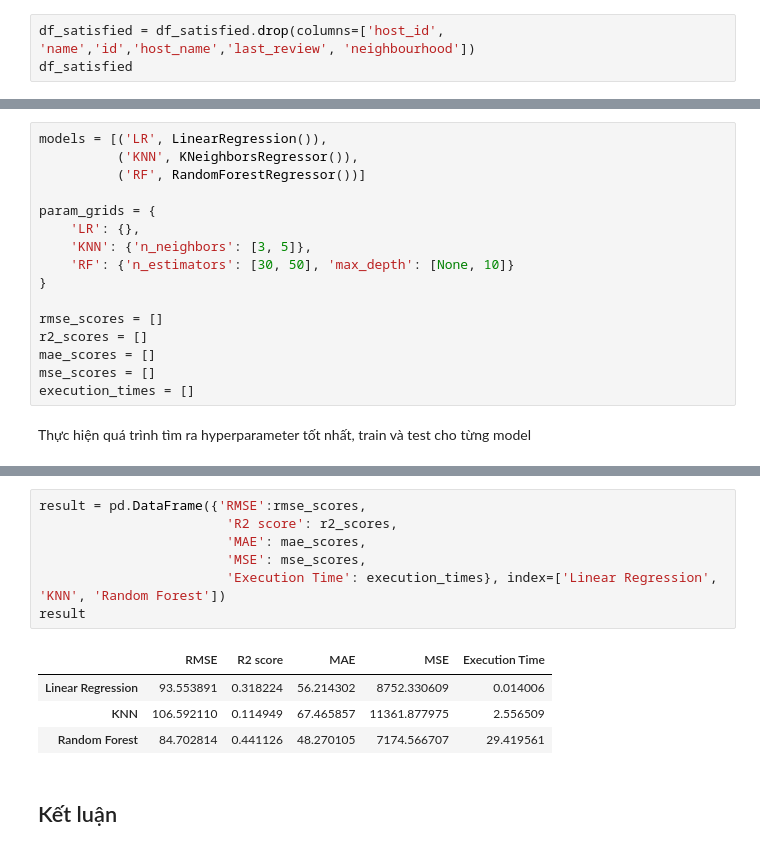
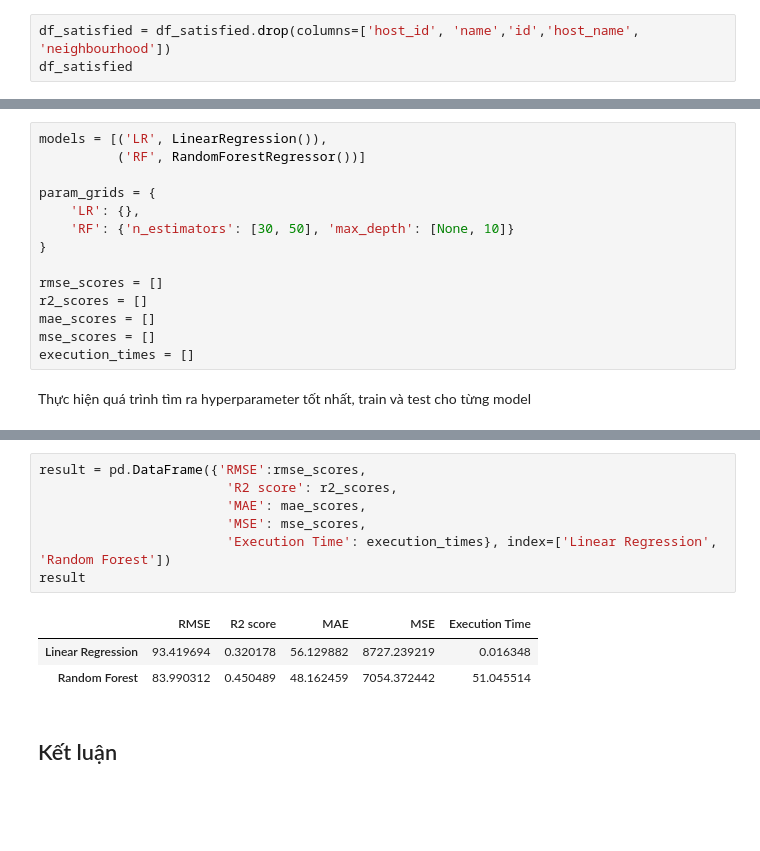
Before and after one commit to Gabien21/CSC17104_P4DS_final_project, a Jupyter notebook: Project/3_Asking_meaningful_questions.ipynb, the cells around one changed output, grey strips where cells are left out. Drawn from its saved outputs; the diff is of its cells as text; blank space fills up the shorter version.

```diff
--- a/Project/3_Asking_meaningful_questions.ipynb
+++ b/Project/3_Asking_meaningful_questions.ipynb
@@ -365,6 +364,6 @@ plt.show()
 # %% [markdown]
 Tiếp theo, ta sẽ loại bỏ các cột mà không có giá trị đóng góp vào bài toán mà ta đang xem xét
 # %%
-df_satisfied = df_satisfied.drop(columns=['host_id', 'name','id','host_name','last_review', 'neighbourhood'])
+df_satisfied = df_satisfied.drop(columns=['host_id', 'name','id','host_name', 'neighbourhood'])
 df_satisfied
 # %% [output]
@@ -419,11 +418,9 @@ Tiếp theo, ta sẽ khởi tạo các model Linear Regression, KNN, Random Fore
 # %%
 models = [('LR', LinearRegression()),
-          ('KNN', KNeighborsRegressor()),
           ('RF', RandomForestRegressor())]
 
 param_grids = {
     'LR': {},
-    'KNN': {'n_neighbors': [3, 5]},
     'RF': {'n_estimators': [30, 50], 'max_depth': [None, 10]}
 }
 
@@ -474,15 +469,14 @@ Best parameters: {'max_depth': 10, 'n_estimators': 50}
 # %%
 result = pd.DataFrame({'RMSE':rmse_scores,
                         'R2 score': r2_scores,
                         'MAE': mae_scores,
                         'MSE': mse_scores,
-                        'Execution Time': execution_times}, index=['Linear Regression', 'KNN', 'Random Forest'])
+                        'Execution Time': execution_times}, index=['Linear Regression', 'Random Forest'])
 result
 # %% [output]
 |  | RMSE | R2 score | MAE | MSE | Execution Time |
-| Linear Regression | 93.553891 | 0.318224 | 56.214302 | 8752.330609 | 0.014006 |
-| KNN | 106.592110 | 0.114949 | 67.465857 | 11361.877975 | 2.556509 |
-| Random Forest | 84.702814 | 0.441126 | 48.270105 | 7174.566707 | 29.419561 |
+| Linear Regression | 93.419694 | 0.320178 | 56.129882 | 8727.239219 | 0.016348 |
+| Random Forest | 83.990312 | 0.450489 | 48.162459 | 7054.372442 | 51.045514 |
 # %% [markdown]
 ## Kết luận
 # %% [markdown]
```
Also changed, not shown: parts of 11 cells of this notebook, 4 other files.
